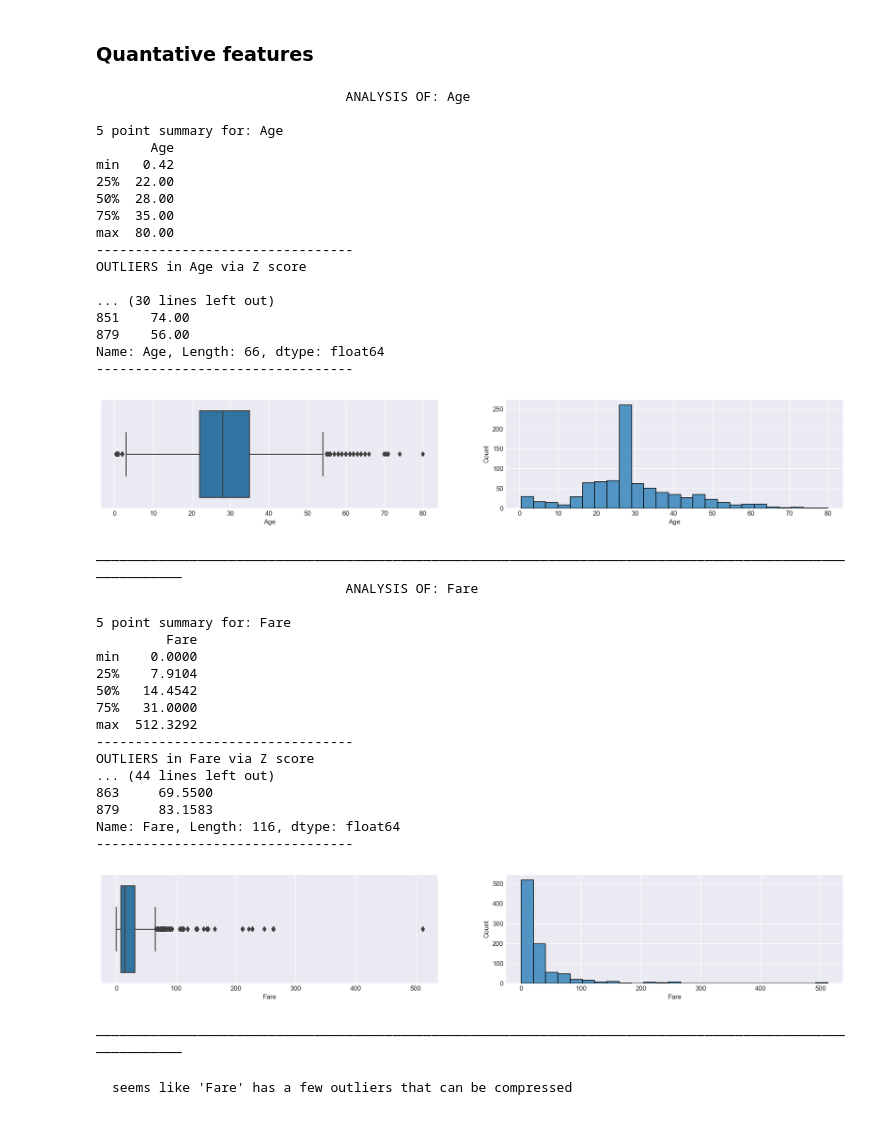
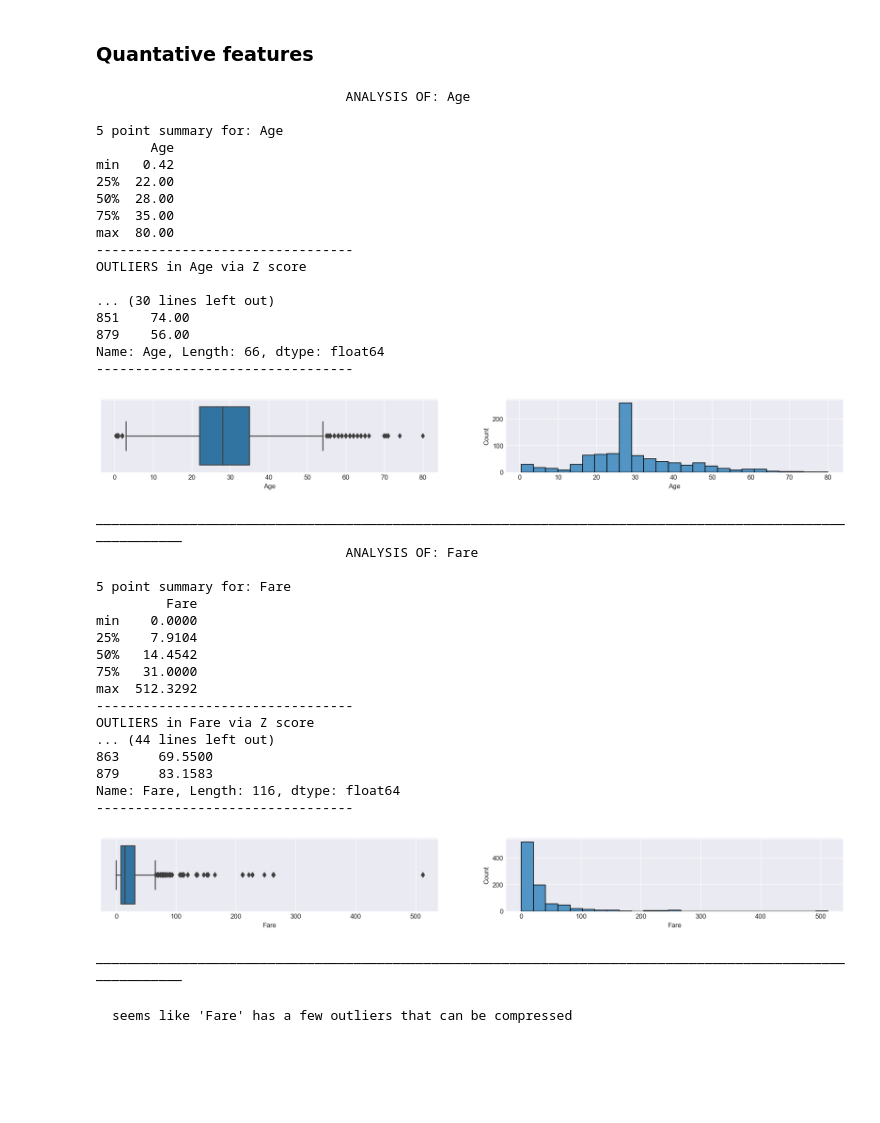
Before and after one commit to afzalmp40/EDA, a Jupyter notebook: titanic EDA/titanic EDA.ipynb, the cells around one changed output. Drawn from its saved outputs; the diff is of its cells as text; code cells hidden in the pictures; blank space fills up the shorter version.

```diff
--- a/titanic EDA/titanic EDA.ipynb
+++ b/titanic EDA/titanic EDA.ipynb
@@ -352,26 +352,26 @@ from quick_EDA import analysis_quant, analysis_cate, handle_outliers, correlatio
 ### Quantative features
 # %%
 columns_quant=['Age','Fare']
-analysis_quant(df, columns_quant, figsize=(20,3))
+analysis_quant(df, columns_quant, figsize=(20,2), dpi=120)
 # %% [output]
                                 ANALYSIS OF: Age
 
 5 point summary for: Age
        Age
 min   0.42
 25%  22.00
 50%  28.00
 75%  35.00
 max  80.00
 ---------------------------------
 OUTLIERS in Age via Z score
 
 ... (30 lines left out)
 851    74.00
 879    56.00
 Name: Age, Length: 66, dtype: float64
 ---------------------------------
-[figure, old version]
+[figure, new version]
 ___________________________________________________________________________________________________________
                                 ANALYSIS OF: Fare
 
@@ -389,7 +389,7 @@ OUTLIERS in Fare via Z score
 879     83.1583
 Name: Fare, Length: 116, dtype: float64
 ---------------------------------
-[figure, old version]
+[figure, new version]
 ___________________________________________________________________________________________________________
 # %% [markdown]
     seems like 'Fare' has a few outliers that can be compressed
```
Also changed, not shown: parts of 16 cells of this notebook, 1 other file.
